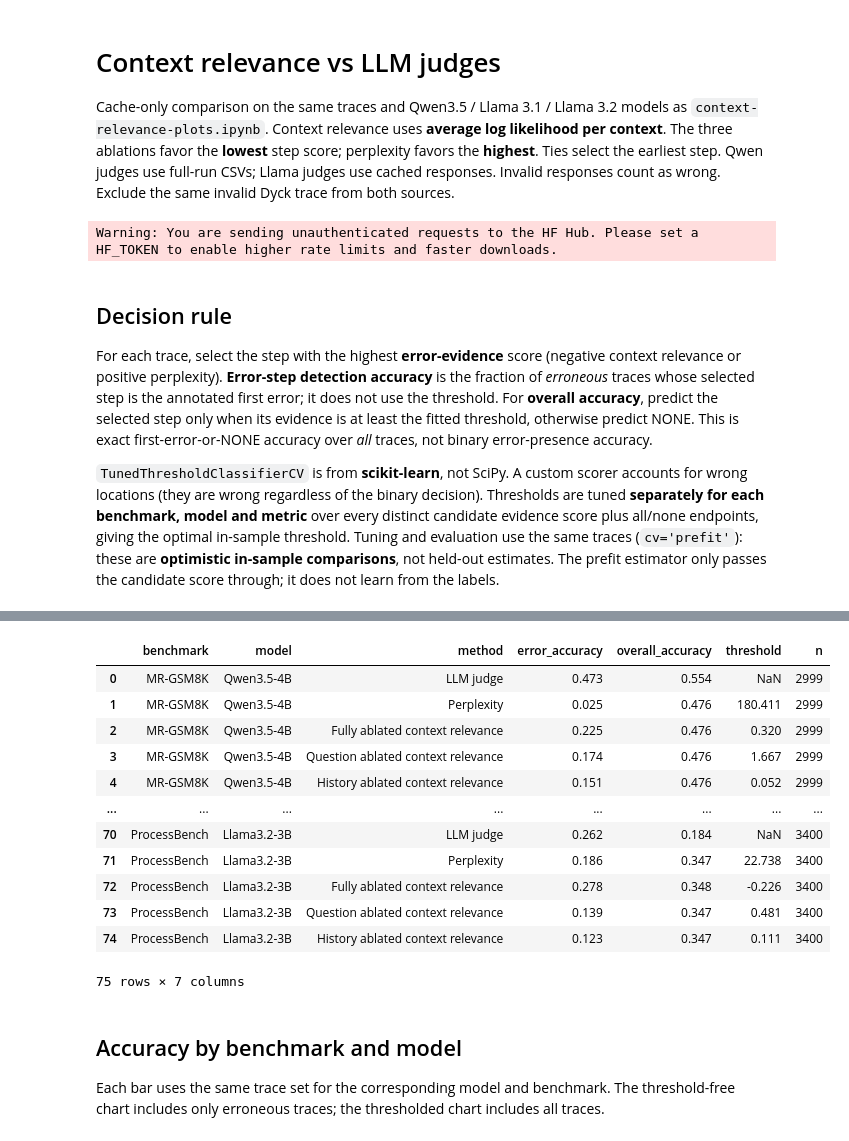
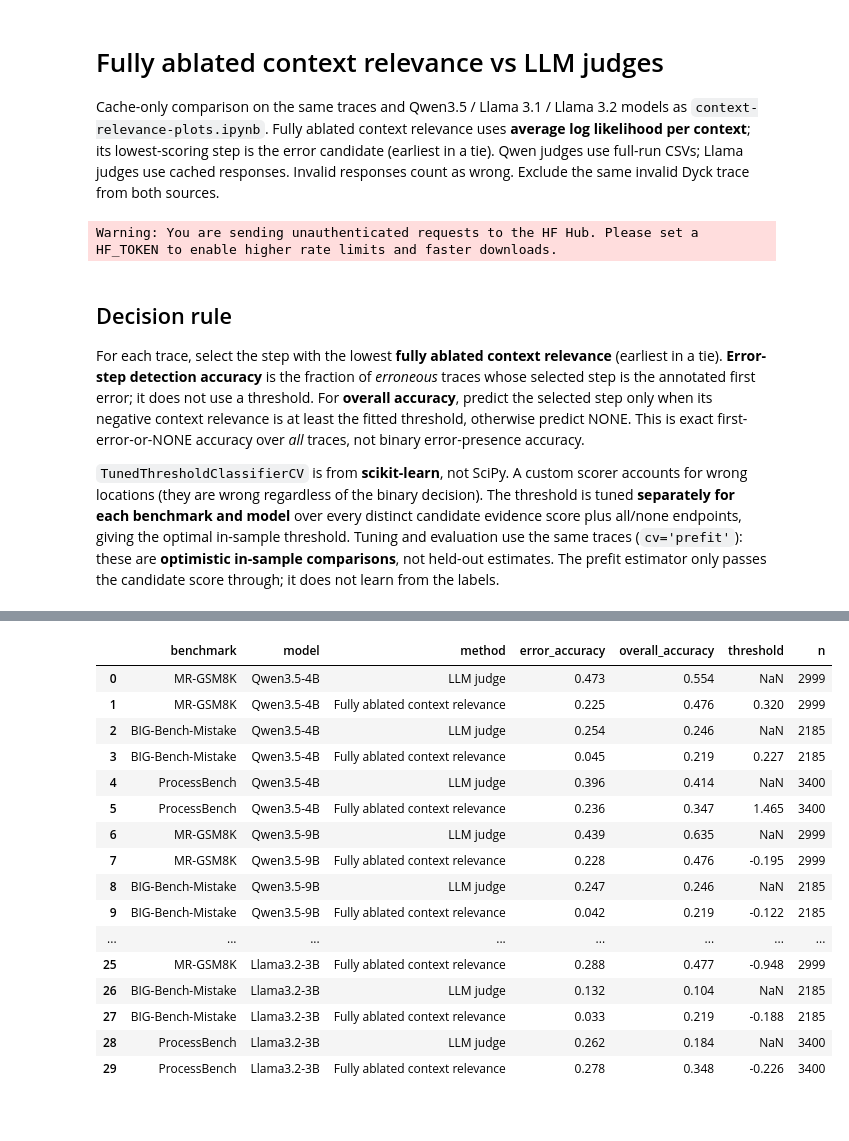
Before and after one commit to jafber/bachelor-thesis, a Jupyter notebook: final/comparison.ipynb, the cells around one changed output, grey strips where cells are left out. Saved outputs shown, nothing was run; the diff lists cells and outputs as text; code cells hidden in the pictures; blank space fills up the shorter version.

```diff
--- a/final/comparison.ipynb
+++ b/final/comparison.ipynb
@@ -1,7 +1,7 @@
 # %% [markdown]
-# Context relevance vs LLM judges
+# Fully ablated context relevance vs LLM judges
 
-Cache-only comparison on the same traces and Qwen3.5 / Llama 3.1 / Llama 3.2 models as `context-relevance-plots.ipynb`. Context relevance uses **average log likelihood per context**. The three ablations favor the **lowest** step score; perplexity favors the **highest**. Ties select the earliest step. Qwen judges use full-run CSVs; Llama judges use cached responses. Invalid responses count as wrong. Exclude the same invalid Dyck trace from both sources.
+Cache-only comparison on the same traces and Qwen3.5 / Llama 3.1 / Llama 3.2 models as `context-relevance-plots.ipynb`. Fully ablated context relevance uses **average log likelihood per context**; its lowest-scoring step is the error candidate (earliest in a tie). Qwen judges use full-run CSVs; Llama judges use cached responses. Invalid responses count as wrong. Exclude the same invalid Dyck trace from both sources.
 # %%
 from pathlib import Path
 
@@ -26,12 +26,9 @@ MODELS = {
 }
 BENCHMARKS = ['MR-GSM8K', 'BIG-Bench-Mistake', 'ProcessBench']
 KEYS = ['benchmark', 'task', 'uid']
-METRIC_LABELS = {
-    'perplexity': 'Perplexity',
-    'dc_pmi_generic_domain': 'Fully ablated context relevance',
-    'dc_pmi_question_ablation': 'Question ablated context relevance',
-    'dc_pmi_history_ablation': 'History ablated context relevance',
-}
+METRIC = 'dc_pmi_generic_domain'
+CR_LABEL = 'Fully ablated context relevance'
+METHODS = ['LLM judge', CR_LABEL]
 examples = [e for task in load_examples().values() for e in task
             if not (e.benchmark == 'BIG-Bench-Mistake' and e.task == 'dyck_languages' and e.uid == '52')]
 assert len(examples) == 8584
@@ -43,9 +40,9 @@ Warning: You are sending unauthenticated requests to the HF Hub. Please set a HF
 # %% [markdown]
 ## Decision rule
 
-For each trace, select the step with the highest **error-evidence** score (negative context relevance or positive perplexity). **Error-step detection accuracy** is the fraction of *erroneous* traces whose selected step is the annotated first error; it does not use the threshold. For **overall accuracy**, predict the selected step only when its evidence is at least the fitted threshold, otherwise predict NONE. This is exact first-error-or-NONE accuracy over *all* traces, not binary error-presence accuracy.
+For each trace, select the step with the lowest **fully ablated context relevance** (earliest in a tie). **Error-step detection accuracy** is the fraction of *erroneous* traces whose selected step is the annotated first error; it does not use a threshold. For **overall accuracy**, predict the selected step only when its negative context relevance is at least the fitted threshold, otherwise predict NONE. This is exact first-error-or-NONE accuracy over *all* traces, not binary error-presence accuracy.
 
-`TunedThresholdClassifierCV` is from **scikit-learn**, not SciPy. A custom scorer accounts for wrong locations (they are wrong regardless of the binary decision). Thresholds are tuned **separately for each benchmark, model and metric** over every distinct candidate evidence score plus all/none endpoints, giving the optimal in-sample threshold. Tuning and evaluation use the same traces (`cv='prefit'`): these are **optimistic in-sample comparisons**, not held-out estimates. The prefit estimator only passes the candidate score through; it does not learn from the labels.
+`TunedThresholdClassifierCV` is from **scikit-learn**, not SciPy. A custom scorer accounts for wrong locations (they are wrong regardless of the binary decision). The threshold is tuned **separately for each benchmark and model** over every distinct candidate evidence score plus all/none endpoints, giving the optimal in-sample threshold. Tuning and evaluation use the same traces (`cv='prefit'`): these are **optimistic in-sample comparisons**, not held-out estimates. The prefit estimator only passes the candidate score through; it does not learn from the labels.
 # %%
 def exact_location_accuracy(y_true, y_pred, *, candidate_correct):
     predicted_error = np.asarray(y_pred, dtype=bool)
@@ -54,8 +51,8 @@ def exact_location_accuracy(y_true, y_pred, *, candidate_correct):
                    (predicted_error & candidate_correct))
 
 
-def select_candidates(scores, metric):
-    evidence = dc_pmi.error_evidence_score(scores, metric)
+def select_candidates(scores):
+    evidence = dc_pmi.error_evidence_score(scores, METRIC)
     candidates = scores.assign(evidence=evidence).loc[
         evidence.groupby([scores[k] for k in KEYS], sort=False).idxmax()
     ].copy()
@@ -109,15 +106,13 @@ for model, (model_id, stem) in MODELS.items():
                          error_accuracy=judge_result['error_accuracy'],
                          overall_accuracy=judge_result['accuracy'], threshold=np.nan,
                          n=judge_result['n']))
-        benchmark_scores = scores.loc[scores.benchmark == benchmark]
-        for metric in dc_pmi.METRICS:
-            candidates = select_candidates(benchmark_scores, metric)
-            assert len(candidates) == len(judge_group)
-            errors = candidates.label.notna()
-            accuracy, threshold = tune_accuracy(candidates)
-            rows.append(dict(benchmark=benchmark, model=model, method=METRIC_LABELS[metric],
-                             error_accuracy=candidates.loc[errors, 'candidate_correct'].mean(),
-                             overall_accuracy=accuracy, threshold=threshold, n=len(candidates)))
+        candidates = select_candidates(scores.loc[scores.benchmark == benchmark])
+        assert len(candidates) == len(judge_group)
+        errors = candidates.label.notna()
+        accuracy, threshold = tune_accuracy(candidates)
+        rows.append(dict(benchmark=benchmark, model=model, method=CR_LABEL,
+                         error_accuracy=candidates.loc[errors, 'candidate_correct'].mean(),
+                         overall_accuracy=accuracy, threshold=threshold, n=len(candidates)))
 comparison = pd.DataFrame(rows)
 display(comparison.round(3))
 # %% [output]
@@ -134,17 +129,17 @@ display(comparison.round(3))
 |  | benchmark | model | method | error_accuracy | overall_accuracy | threshold | n |
 | 0 | MR-GSM8K | Qwen3.5-4B | LLM judge | 0.473 | 0.554 | NaN | 2999 |
-| 1 | MR-GSM8K | Qwen3.5-4B | Perplexity | 0.025 | 0.476 | 180.411 | 2999 |
-| 2 | MR-GSM8K | Qwen3.5-4B | Fully ablated context relevance | 0.225 | 0.476 | 0.320 | 2999 |
-| 3 | MR-GSM8K | Qwen3.5-4B | Question ablated context relevance | 0.174 | 0.476 | 1.667 | 2999 |
-| 4 | MR-GSM8K | Qwen3.5-4B | History ablated context relevance | 0.151 | 0.476 | 0.052 | 2999 |
+| 1 | MR-GSM8K | Qwen3.5-4B | Fully ablated context relevance | 0.225 | 0.476 | 0.320 | 2999 |
+| 2 | BIG-Bench-Mistake | Qwen3.5-4B | LLM judge | 0.254 | 0.246 | NaN | 2185 |
+| 3 | BIG-Bench-Mistake | Qwen3.5-4B | Fully ablated context relevance | 0.045 | 0.219 | 0.227 | 2185 |
+| 4 | ProcessBench | Qwen3.5-4B | LLM judge | 0.396 | 0.414 | NaN | 3400 |
+| 5 | ProcessBench | Qwen3.5-4B | Fully ablated context relevance | 0.236 | 0.347 | 1.465 | 3400 |
+| 6 | MR-GSM8K | Qwen3.5-9B | LLM judge | 0.439 | 0.635 | NaN | 2999 |
+| 7 | MR-GSM8K | Qwen3.5-9B | Fully ablated context relevance | 0.228 | 0.476 | -0.195 | 2999 |
+| 8 | BIG-Bench-Mistake | Qwen3.5-9B | LLM judge | 0.247 | 0.246 | NaN | 2185 |
+| 9 | BIG-Bench-Mistake | Qwen3.5-9B | Fully ablated context relevance | 0.042 | 0.219 | -0.122 | 2185 |
 | ... | ... | ... | ... | ... | ... | ... | ... |
-| 70 | ProcessBench | Llama3.2-3B | LLM judge | 0.262 | 0.184 | NaN | 3400 |
-| 71 | ProcessBench | Llama3.2-3B | Perplexity | 0.186 | 0.347 | 22.738 | 3400 |
-| 72 | ProcessBench | Llama3.2-3B | Fully ablated context relevance | 0.278 | 0.348 | -0.226 | 3400 |
-| 73 | ProcessBench | Llama3.2-3B | Question ablated context relevance | 0.139 | 0.347 | 0.481 | 3400 |
-| 74 | ProcessBench | Llama3.2-3B | History ablated context relevance | 0.123 | 0.347 | 0.111 | 3400 |
+| 25 | MR-GSM8K | Llama3.2-3B | Fully ablated context relevance | 0.288 | 0.477 | -0.948 | 2999 |
+| 26 | BIG-Bench-Mistake | Llama3.2-3B | LLM judge | 0.132 | 0.104 | NaN | 2185 |
+| 27 | BIG-Bench-Mistake | Llama3.2-3B | Fully ablated context relevance | 0.033 | 0.219 | -0.188 | 2185 |
+| 28 | ProcessBench | Llama3.2-3B | LLM judge | 0.262 | 0.184 | NaN | 3400 |
+| 29 | ProcessBench | Llama3.2-3B | Fully ablated context relevance | 0.278 | 0.348 | -0.226 | 3400 |
-75 rows × 7 columns
-# %% [markdown]
-## Accuracy by benchmark and model
-
-Each bar uses the same trace set for the corresponding model and benchmark. The threshold-free chart includes only erroneous traces; the thresholded chart includes all traces.
```
Also changed, not shown: parts of 3 cells of this notebook, 5 other files.
